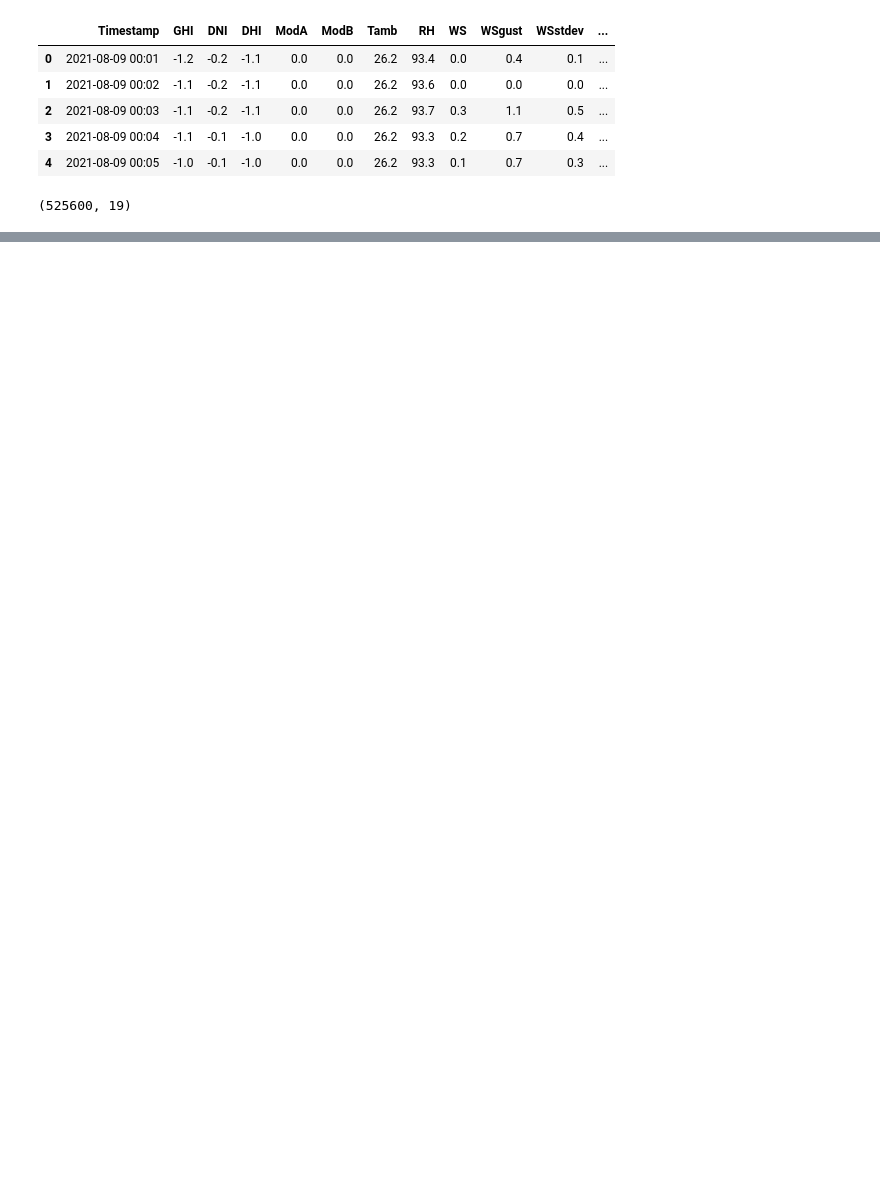
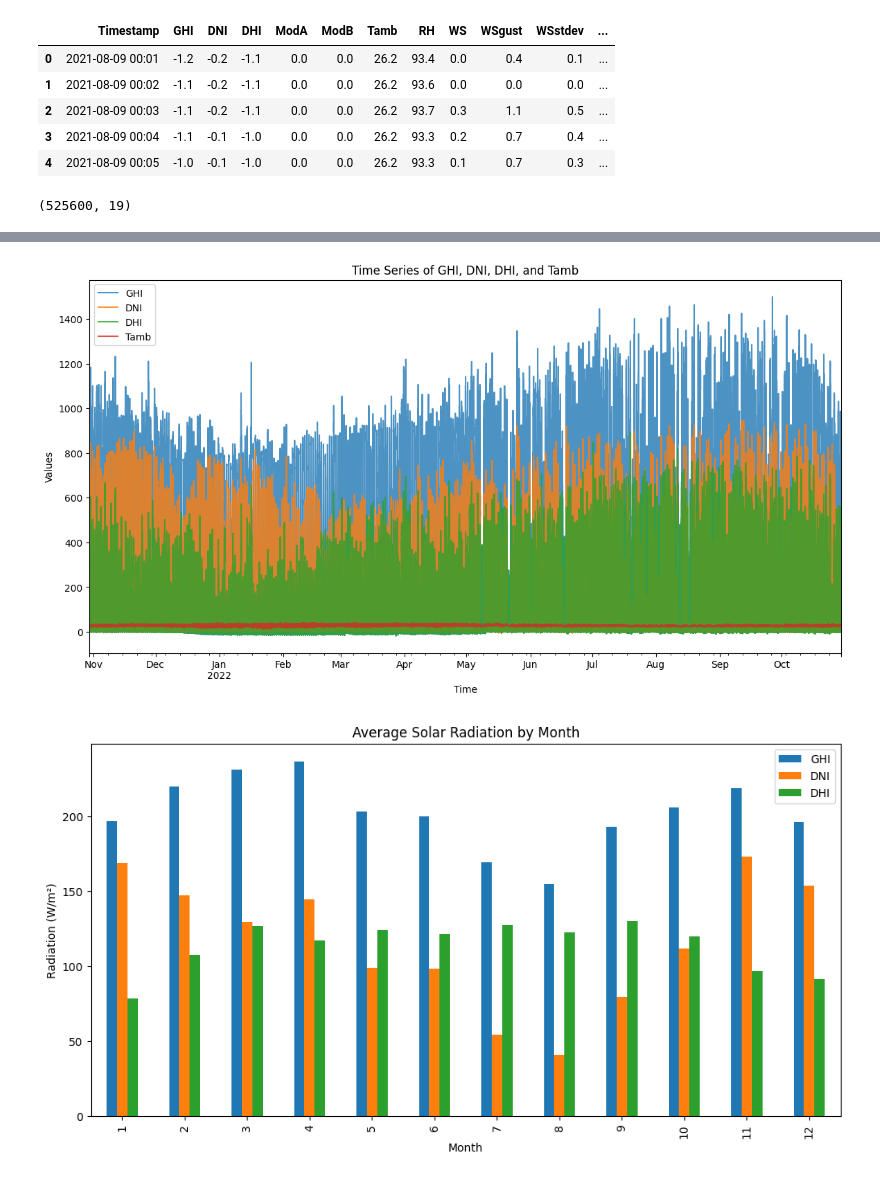
Before and after one commit to oim1999/kaim-week-0, a Jupyter notebook: notebooks/EDA-sierraleon.ipynb, the cells around one changed output, grey strips where cells are left out. Saved outputs shown, nothing was run; the diff lists cells and outputs as text; code cells hidden in the pictures; blank space fills up the shorter version.

```diff
--- a/notebooks/EDA-sierraleon.ipynb
+++ b/notebooks/EDA-sierraleon.ipynb
@@ -53,0 +51,36 @@ Error:
+# %%
+#this is for Time Series Analysis task
+import matplotlib.pyplot as plt
+
+# Load dataset and parse Timestamp column
+ds = pd.read_csv('../data/sierraleone-bumbuna.csv', parse_dates=['Timestamp'])
+
+# Set Timestamp as index for easy time-series analysis
+ds.set_index('Timestamp', inplace=True)
+
+# Plot GHI, DNI, DHI, and Tamb
+ds[['GHI', 'DNI', 'DHI', 'Tamb']].plot(figsize=(14, 7), alpha=0.8)
+plt.title("Time Series of GHI, DNI, DHI, and Tamb")
+plt.xlabel("Time")
+plt.ylabel("Values")
+plt.legend(loc='best')
+plt.show()
+
+# Add 'Month' and 'Hour' columns
+ds['Month'] = ds.index.month
+ds['Hour'] = ds.index.hour
+
+# Plot average GHI, DNI, DHI by Month
+ds.groupby('Month')[['GHI', 'DNI', 'DHI']].mean().plot(kind='bar', figsize=(12, 6))
+plt.title("Average Solar Radiation by Month")
+plt.ylabel("Radiation (W/m²)")
+plt.show()
+
+# Plot average temperature (Tamb) by Hour
+ds.groupby('Hour')['Tamb'].mean().plot(kind='line', figsize=(12, 6))
+plt.title("Average Temperature by Hour of Day")
+plt.ylabel("Temperature (°C)")
+plt.show()
+# %% [output]
+[figure, added]
+[figure, added]
```
Also changed, not shown: parts of 5 cells of this notebook, 2 other files.
